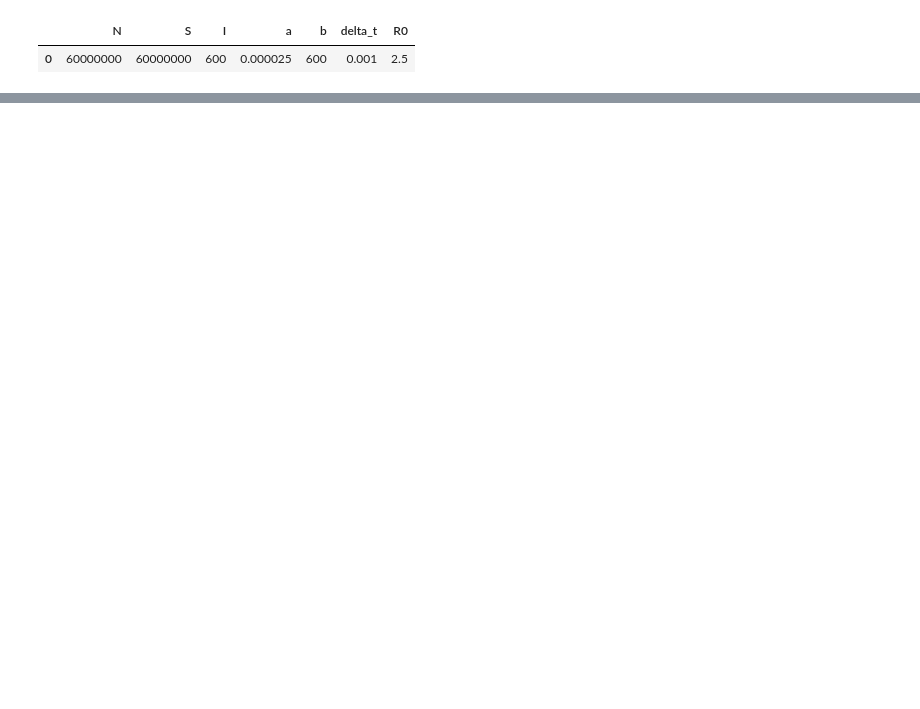
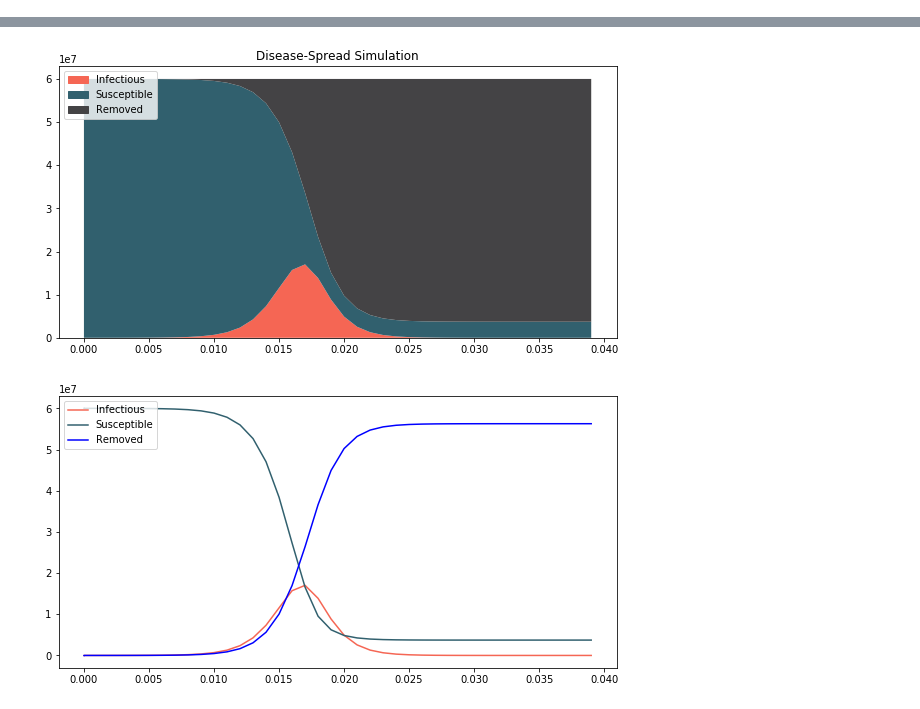
Before and after one commit to therealgabryx/Disease-Spread-Simulation--SIR-Model, a Jupyter notebook: py-simulation.ipynb, the cells around one changed output, grey strips where cells are left out. Drawn from its saved outputs; the diff is of its cells as text; code cells hidden in the pictures; blank space fills up the shorter version.

```diff
--- a/py-simulation.ipynb
+++ b/py-simulation.ipynb
@@ -9,7 +15,67 @@ pd.__version__
-# %%
-data = pd.read_excel(open('data/data.xlsx', 'rb'),
-              sheet_name='Sheet1')
-data.head()
-# %% [output]
-|  | N | S | I | a | b | delta_t | R0 |
-| 0 | 60000000 | 60000000 | 600 | 0.000025 | 600 | 0.001 | 2.5 |
+# %%
+# test case 1: using sample input data
+
+# input data from dataframe using pandas
+N = data['N'][0]
+I = data['I'][0]
+S = data['S'][0] - I
+const_a = data['a'][0]
+const_b = data['b'][0]
+delta_t = data['delta_t'][0]
+R0 = data['R0'][0]
+
+# data description
+print('\n# - - - # [ Test Data ] # - - - #')
+print('\n>>> N: Entire population:', N,
+      '\n(N) has fixed size',
+      '\n\n>>> S: Susceptible people:', S,
+      '\n(S) indicates people that aren\'t infected by the virus, yet',
+      '\n\n>>> I: Infectious people:', I,
+      '\n(I) indicates people who are affected by the virus',
+      '\n\n>>> R: Removed people:', 0,
+      '\n(R) indicates people who either died or got over the virus',
+      '\n\n>>> R0: Reproduction Rate:', R0,
+      '\n(R0) indicates the number of people that can be contaged by a single infected person',
+      '\n\n>>> a: Coefficient of proportionality (1):', const_a,
+      '\n(a) is determined by:\n\t- contagiousness of the virus\n\t- n of contacts of infected people'
+      '\n\n>>> b: Coefficient of proportionality (2):', const_b,
+      '\n(b) is determined by:\n\t- efficiency of healthcare', '\n\n')
+
+# additional data initializazion
+graph_tot_time = 40 # max x displayed value
+graph_x = [0] # x axis data: time (array of delta_t(s))
+graph_S = [S] # y axis data (0): num of Susceptible people at time graph_x[i]
+graph_I = [I] # y axis data (1): "" of Infected people ""
+graph_R = [0] # y axis data (2): "" of Removed people ""
+
+# graph calcs
+for i in range(graph_tot_time):
+    graph_S.append(graph_S[i] - (const_a * graph_S[i] * graph_I[i] * delta_t))
+    # S(k+1) = Sk − (a*Sk*Ik*∆t)
+
+    graph_I.append(graph_I[i] + (const_a * graph_S[i] * graph_I[i] * delta_t) - (const_b * graph_I[i] * delta_t))
+    # I(k+1) = Ik + (a*Sk*Ik*∆t) − (b*Ik*∆t)
+
+    graph_R.append(graph_R[i] + (const_b * graph_I[i] * delta_t))
+    # R(k+1) = Rk + (b*Ik*∆t)
+
+    graph_x.append(delta_t * i)
+
+# show graph #1
+fig = plt.figure(facecolor='w', figsize=(10,5))
+plt.title('Disease-Spread Simulation')
+plt.stackplot(graph_x, graph_I, graph_S, graph_R, colors=['#f56654', '#31606e', '#444345'])
+red_patch = mpatches.Patch(color='#f56654', label='Infectious')
+blue_patch = mpatches.Patch(color='#31606e', label='Susceptible')
+gray_patch = mpatches.Patch(color='#444345', label='Removed')
+plt.legend(handles=[red_patch, blue_patch, gray_patch], loc='upper left')
+plt.show()
+
+# show graph #2
+fig = plt.figure(facecolor='w', figsize=(10,5))
+plt.plot(graph_x, graph_I, label='Infectious', c='#f56654')
+plt.plot(graph_x, graph_S, label='Susceptible', c='#31606e')
+plt.plot(graph_x, graph_R, label='Removed', c='blue')
+plt.legend(loc='upper left')
+plt.show()
+# %% [output]
@@ -16 +99,3 @@ data.head()
+[figure, added]
+[figure, added]
 # %%
```
Also changed, not shown: parts of 5 cells of this notebook.
